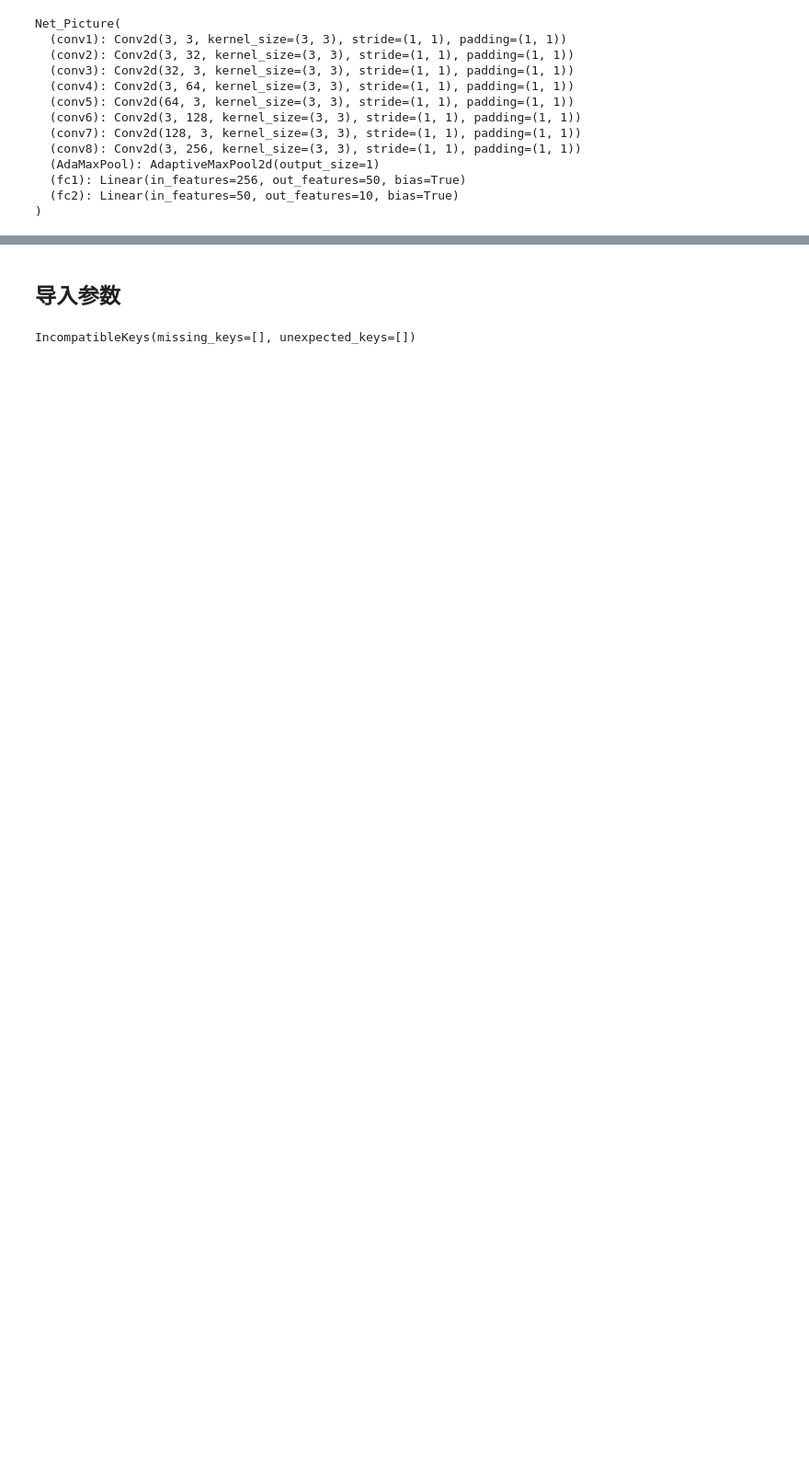
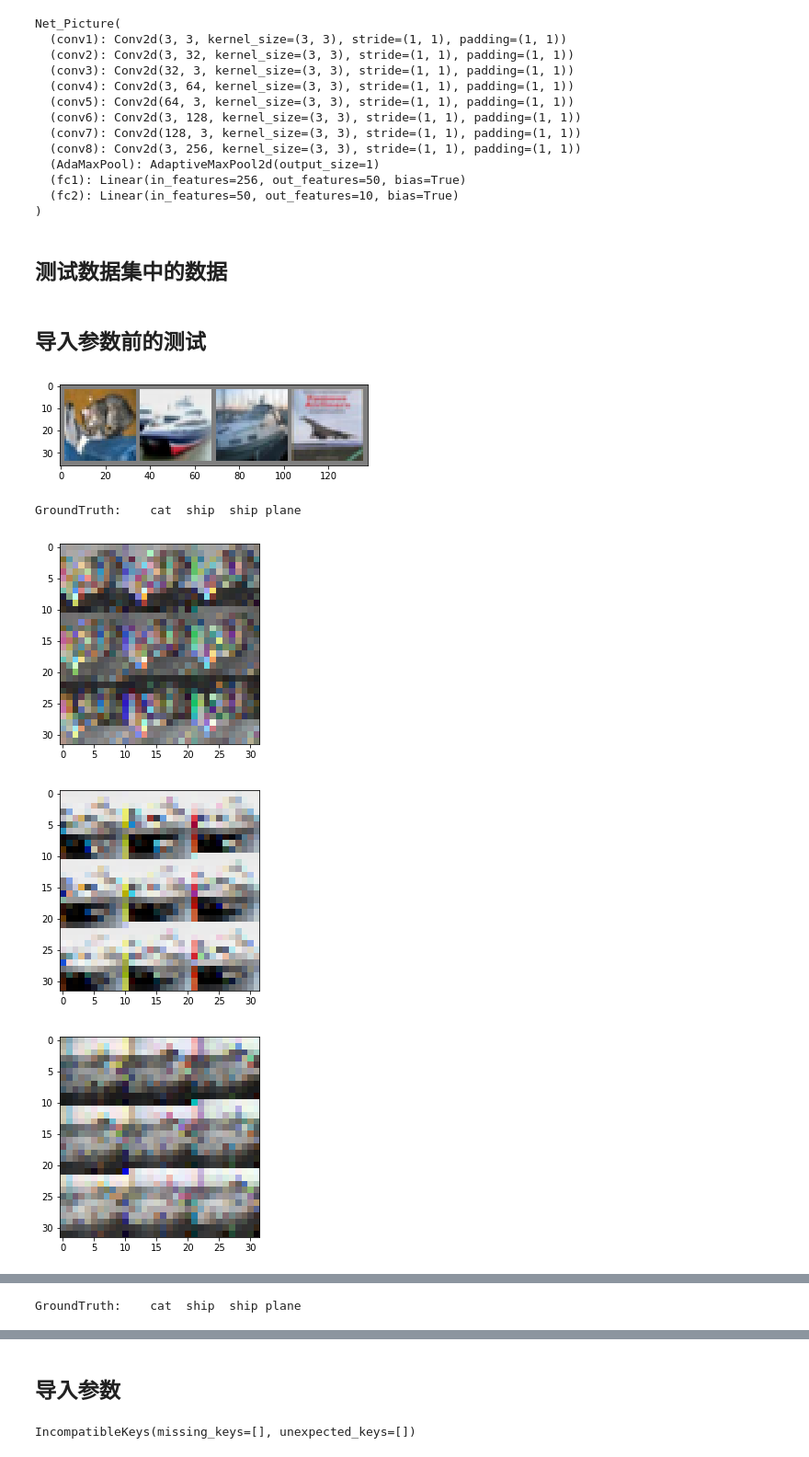
Before and after one commit to pzhren/Summary-of-basic-knowledge, a Jupyter notebook: 2尝试可视化卷积效果/尝试可视化卷积效果.ipynb, the cells around one changed output, grey strips where cells are left out. Shown at 92% size. Drawn from its saved outputs; the diff is of its cells as text; code cells hidden in the pictures; blank space fills up the shorter version.

```diff
--- a/2尝试可视化卷积效果/尝试可视化卷积效果.ipynb
+++ b/2尝试可视化卷积效果/尝试可视化卷积效果.ipynb
@@ -557,3 +552,27 @@ Net_Picture(
   (fc1): Linear(in_features=256, out_features=50, bias=True)
   (fc2): Linear(in_features=50, out_features=10, bias=True)
 )
+# %% [markdown]
+## 测试数据集中的数据
+# %% [markdown]
+## 导入参数前的测试
+# %%
+dataiter = iter(testloader)
+
+images, labels = dataiter.next()
+
+imshow(torchvision.utils.make_grid(images))
+plt.show()
+print('GroundTruth: ', ' '.join('%5s' % classes[labels[j]] for j in range(4)))
+# 打印图像
+for i in range(4):
+    a = images[i].reshape(images[i].shape[::-1])
+    plt.imshow(a/2+0.5)
+    plt.show()
+print('GroundTruth: ', ' '.join('%5s' % classes[labels[j]] for j in range(4)))
+# %% [output]
+[figure, added]
+GroundTruth:    cat  ship  ship plane
+[figure, added]
+[figure, added]
+[figure, added]
@@ -559,0 +580 @@ Net_Picture(
+GroundTruth:    cat  ship  ship plane
```
Also changed, not shown: parts of 29 cells of this notebook.
